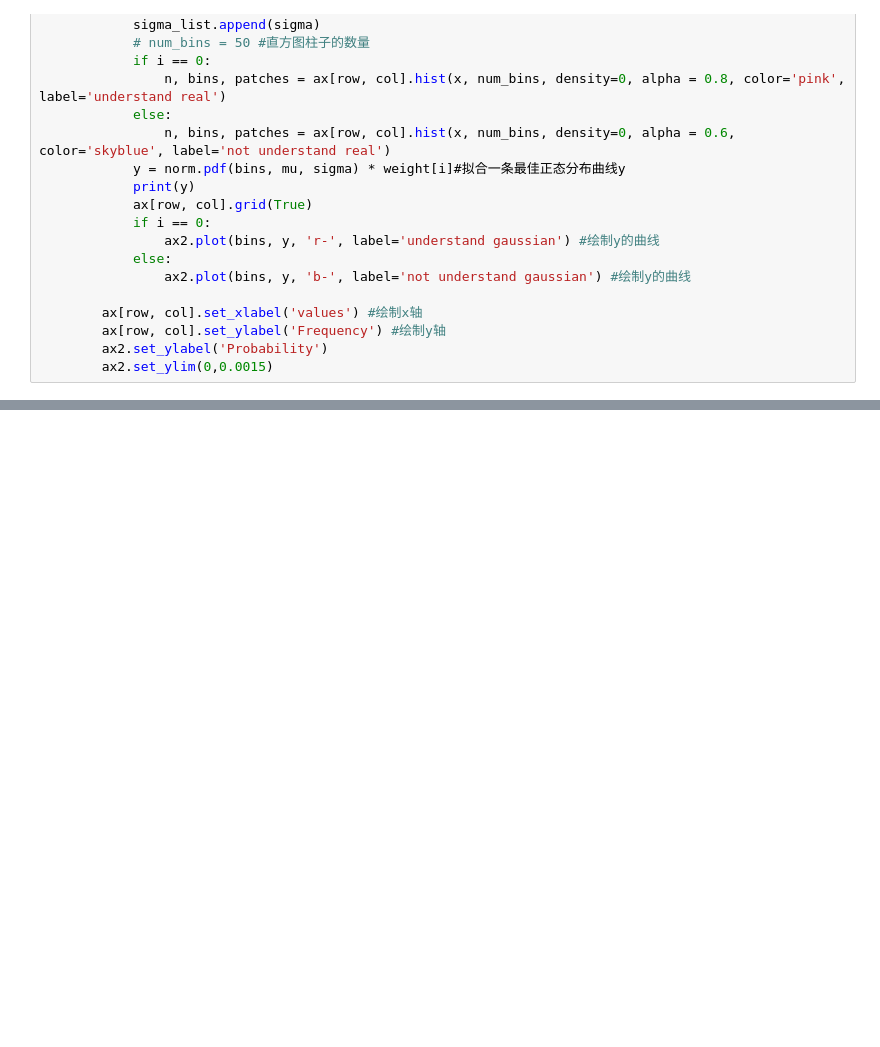
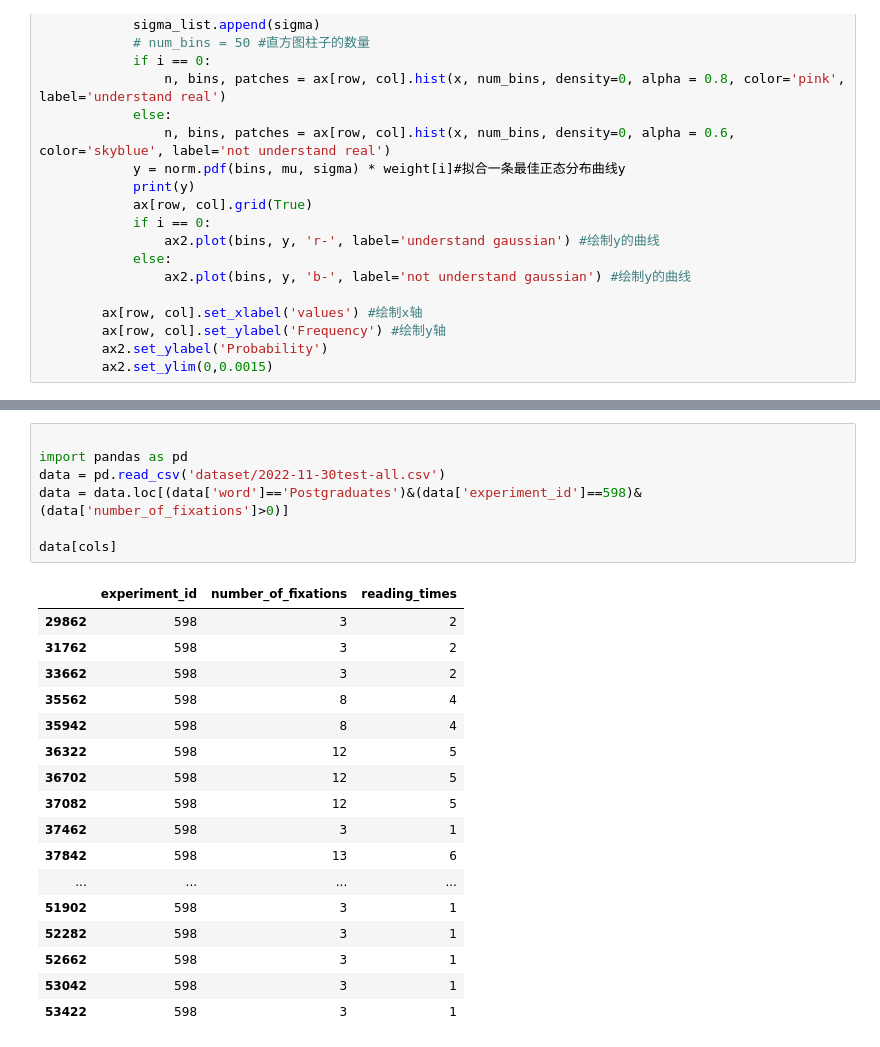
Before and after one commit to WhiteBlacken/reading, a Jupyter notebook: jupyter/data_analysis.ipynb, the cells around one changed output, grey strips where cells are left out. Drawn from its saved outputs; the diff is of its cells as text; blank space fills up the shorter version.

```diff
--- a/jupyter/data_analysis.ipynb
+++ b/jupyter/data_analysis.ipynb
@@ -840,0 +866,25 @@ def draw_gaussian_person(counts_dict, rows, cols):
+# %%
+
+import pandas as pd
+data = pd.read_csv('dataset/2022-11-30test-all.csv')
+data = data.loc[(data['word']=='Postgraduates')&(data['experiment_id']==598)&(data['number_of_fixations']>0)]
+
+data[cols]
+# %% [output]
+|  | experiment_id | number_of_fixations | reading_times |
+| 29862 | 598 | 3 | 2 |
+| 31762 | 598 | 3 | 2 |
+| 33662 | 598 | 3 | 2 |
+| 35562 | 598 | 8 | 4 |
+| 35942 | 598 | 8 | 4 |
+| 36322 | 598 | 12 | 5 |
+| 36702 | 598 | 12 | 5 |
+| 37082 | 598 | 12 | 5 |
+| 37462 | 598 | 3 | 1 |
+| 37842 | 598 | 13 | 6 |
+| ... | ... | ... | ... |
+| 51902 | 598 | 3 | 1 |
+| 52282 | 598 | 3 | 1 |
+| 52662 | 598 | 3 | 1 |
+| 53042 | 598 | 3 | 1 |
+| 53422 | 598 | 3 | 1 |
```
Also changed, not shown: parts of 3 cells of this notebook, 4 other files.
